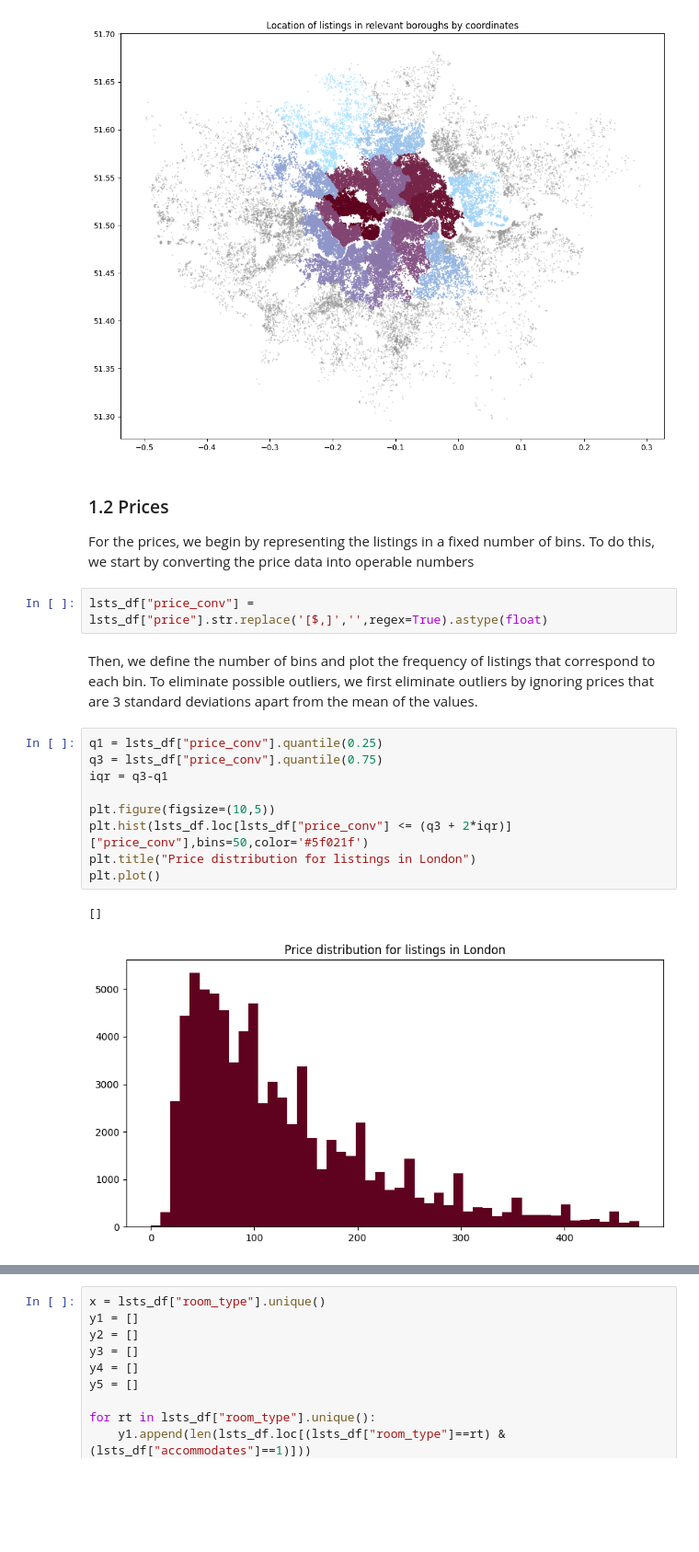
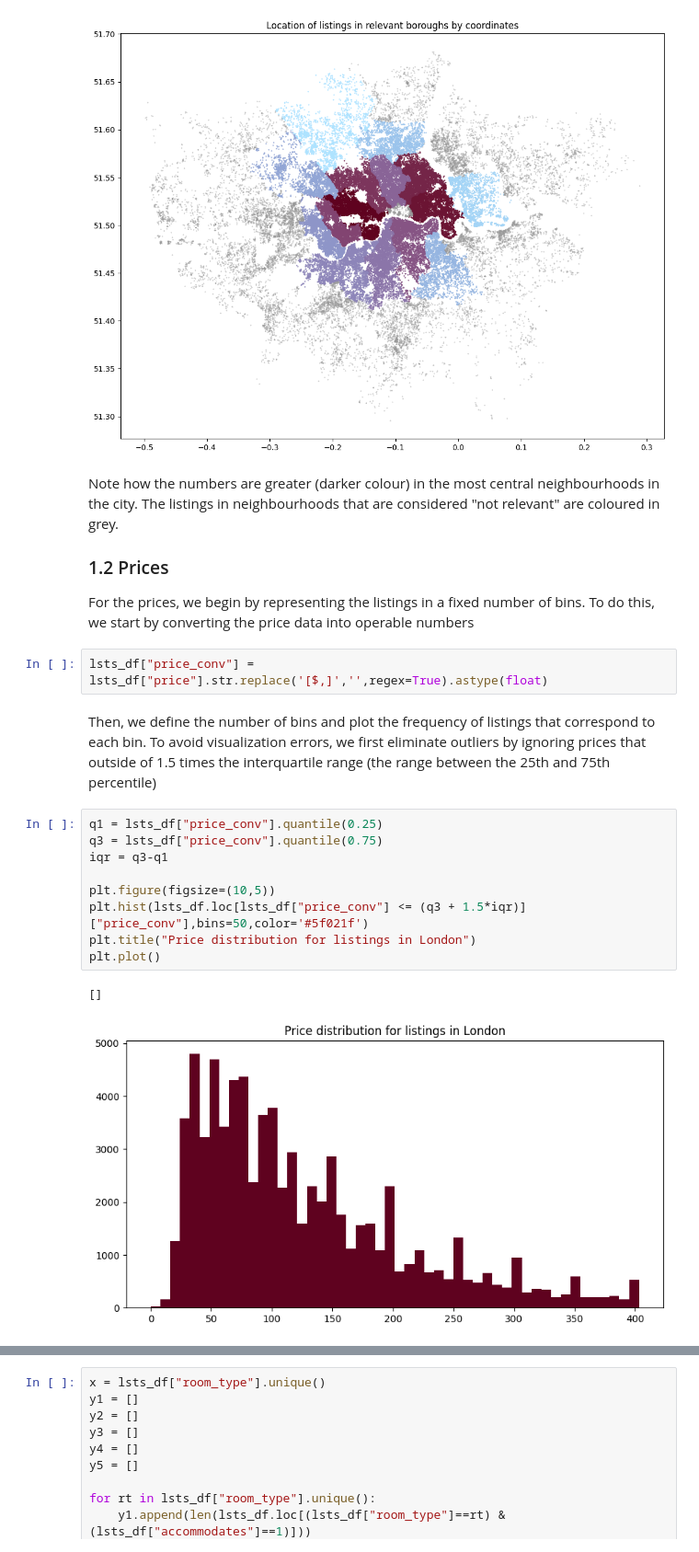
Before and after one commit to DJRT-11/MINE4101-T1, a Jupyter notebook: DevNotebook.ipynb, the cells around one changed output, grey strips where cells are left out. Shown at 92% size. Saved outputs shown, nothing was run; the diff lists cells and outputs as text; blank space fills up the shorter version.

```diff
--- a/DevNotebook.ipynb
+++ b/DevNotebook.ipynb
@@ -101,22 +99,24 @@ plt.show()
 # %% [output]
 [figure]
 # %% [markdown]
+Note how the numbers are greater (darker colour) in the most central neighbourhoods in the city. The listings in neighbourhoods that are considered "not relevant" are coloured in grey.
+
 ### 1.2 Prices
 For the prices, we begin by representing the listings in a fixed number of bins. To do this, we start by converting the price data into operable numbers
 # %%
 lsts_df["price_conv"] = lsts_df["price"].str.replace('[$,]','',regex=True).astype(float)
 # %% [markdown]
-Then, we define the number of bins and plot the frequency of listings that correspond to each bin. To eliminate possible outliers, we first eliminate outliers by ignoring prices that are 3 standard deviations apart from the mean of the values.
+Then, we define the number of bins and plot the frequency of listings that correspond to each bin. To avoid visualization errors, we first eliminate outliers by ignoring prices that outside of 1.5 times the interquartile range (the range between the 25th and 75th percentile)
 # %%
 q1 = lsts_df["price_conv"].quantile(0.25)
 q3 = lsts_df["price_conv"].quantile(0.75)
 iqr = q3-q1
 
 plt.figure(figsize=(10,5))
-plt.hist(lsts_df.loc[lsts_df["price_conv"] <= (q3 + 2*iqr)]["price_conv"],bins=50,color='#5f021f')
+plt.hist(lsts_df.loc[lsts_df["price_conv"] <= (q3 + 1.5*iqr)]["price_conv"],bins=50,color='#5f021f')
 plt.title("Price distribution for listings in London")
 plt.plot()
 # %% [output]
 []
-[figure, old version]
+[figure, new version]
 # %% [markdown]
```
Also changed, not shown: parts of 14 cells of this notebook.
